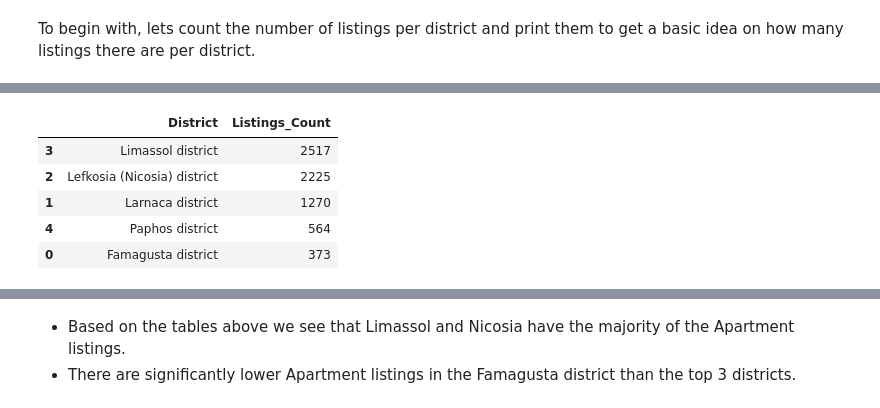
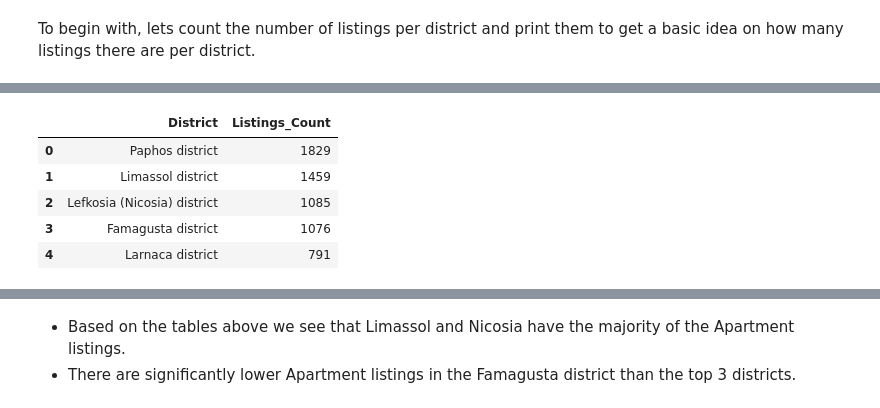
Before and after one commit to spyrou-andre/Data-Analyst-Portfolio, a Jupyter notebook: Housing-Prices/Jupyter_Notebook_Code.ipynb, the cells around one changed output, grey strips where cells are left out. Saved outputs shown, nothing was run; the diff lists cells and outputs as text; code cells hidden in the pictures.

```diff
--- a/Housing-Prices/Jupyter_Notebook_Code.ipynb
+++ b/Housing-Prices/Jupyter_Notebook_Code.ipynb
@@ -378,9 +391,9 @@ District_Count_H = Houses.groupby(['District']).size().reset_index(name="Listing
 # %%
-District_Count.sort_values(["Listings_Count"],ascending=[False])
+District_Count_H.sort_values(["Listings_Count"],ascending=[False]).reset_index(drop=True)
 # %% [output]
 |  | District | Listings_Count |
-| 3 | Limassol district | 2517 |
-| 2 | Lefkosia (Nicosia) district | 2225 |
-| 1 | Larnaca district | 1270 |
-| 4 | Paphos district | 564 |
-| 0 | Famagusta district | 373 |
+| 0 | Paphos district | 1829 |
+| 1 | Limassol district | 1459 |
+| 2 | Lefkosia (Nicosia) district | 1085 |
+| 3 | Famagusta district | 1076 |
+| 4 | Larnaca district | 791 |
```
Also changed, not shown: parts of 11 cells of this notebook.
